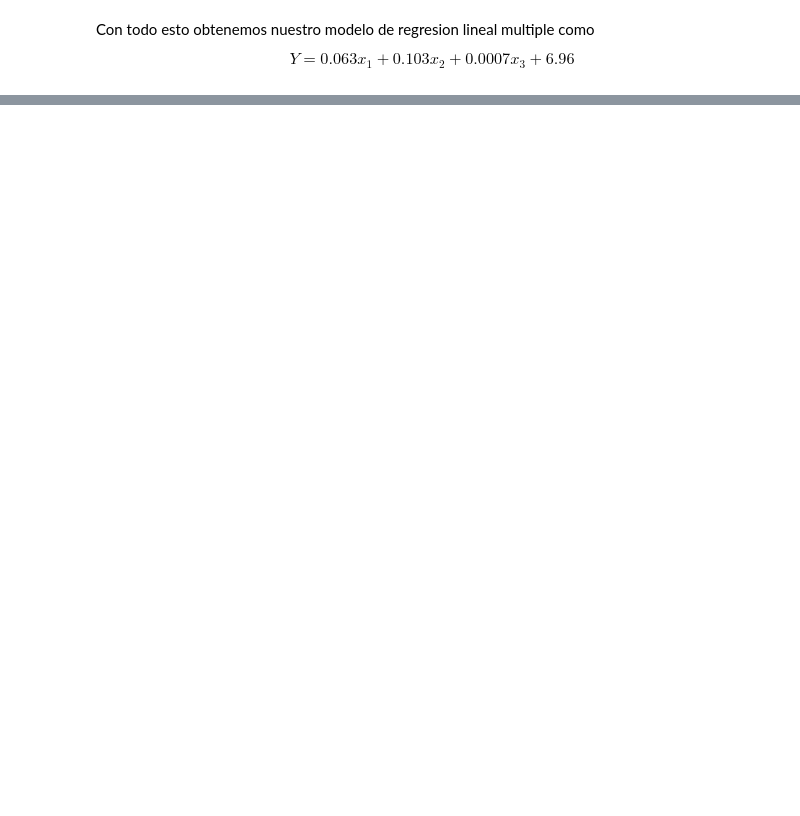
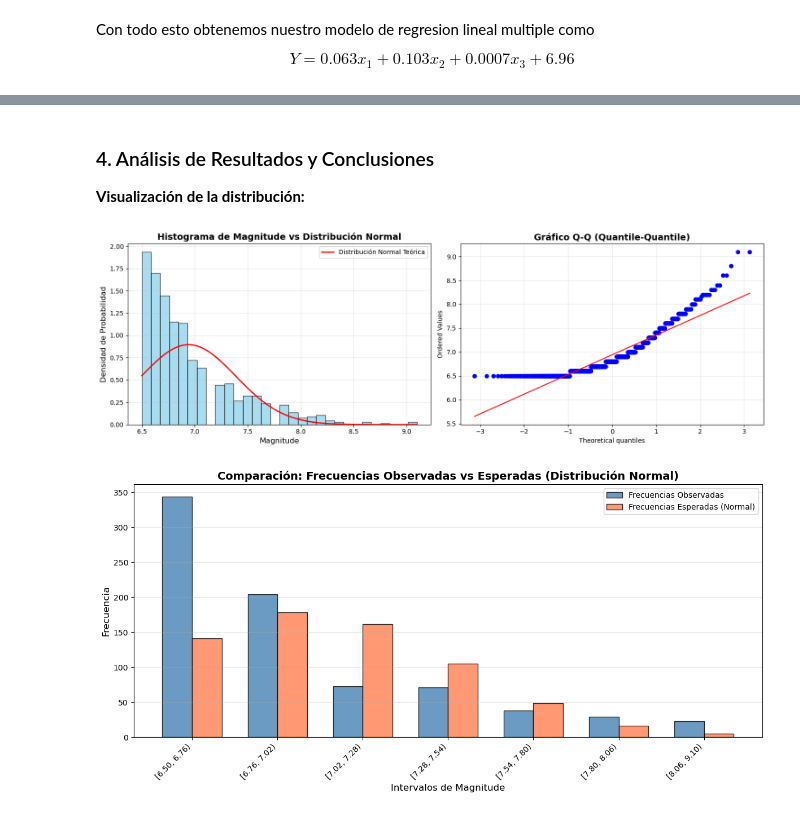
Before and after one commit to CrisHzz/Quake, a Jupyter notebook: Ejercicio.ipynb, the cells around one changed output, grey strips where cells are left out. Drawn from its saved outputs; the diff is of its cells as text; code cells hidden in the pictures; blank space fills up the shorter version.

Commit message:
Se terminó de implementar análisis estadístico completo con regresión múltiple y pruebas de bondad de ajuste

```diff
--- a/Ejercicio.ipynb
+++ b/Ejercicio.ipynb
@@ -223,0 +725,14 @@ $$ Y= 0.063x_1 + 0.103x_2 + 0.0007x_3 + 6.96 $$
+# %%
+datos_magnitude = dataset_eartquake['magnitude'].dropna()
+media = datos_magnitude.mean()
+desv_std = datos_magnitude.std()
+n_datos = len(datos_magnitude)
+
+print("VARIABLE A ANALIZAR: Magnitude (Magnitud de terremotos)")
+print("="*70)
+print(f"Media (μ):                {media:.4f}")
+print(f"Desviación Estándar (σ):  {desv_std:.4f}")
+print(f"Tamaño de muestra (n):    {n_datos}")
+print(f"Valor mínimo:             {datos_magnitude.min():.4f}")
+print(f"Valor máximo:             {datos_magnitude.max():.4f}")
+print("="*70)
@@ -223,0 +923,48 @@ $$ Y= 0.063x_1 + 0.103x_2 + 0.0007x_3 + 6.96 $$
+# %% [markdown]
+### 4. Análisis de Resultados y Conclusiones
+
+**Visualización de la distribución:**
+# %%
+fig, axes = plt.subplots(1, 2, figsize=(15, 5))
+
+# Gráfico 1: Histograma con curva normal superpuesta
+axes[0].hist(datos_magnitude, bins=30, density=True, alpha=0.7, color='skyblue', edgecolor='black')
+x_range = np.linspace(datos_magnitude.min(), datos_magnitude.max(), 100)
+axes[0].plot(x_range, sp_stats.norm.pdf(x_range, media, desv_std),
+             'r-', linewidth=2, label='Distribución Normal Teórica')
+axes[0].set_xlabel('Magnitude', fontsize=12)
+axes[0].set_ylabel('Densidad de Probabilidad', fontsize=12)
+axes[0].set_title('Histograma de Magnitude vs Distribución Normal', fontsize=14, fontweight='bold')
+axes[0].legend()
+axes[0].grid(True, alpha=0.3)
+
+# Gráfico 2: Q-Q Plot (Quantile-Quantile)
+sp_stats.probplot(datos_magnitude, dist="norm", plot=axes[1])
+axes[1].set_title('Gráfico Q-Q (Quantile-Quantile)', fontsize=14, fontweight='bold')
+axes[1].grid(True, alpha=0.3)
+
+plt.tight_layout()
+plt.show()
+
+# Gráfico de barras: Frecuencias Observadas vs Esperadas
+plt.figure(figsize=(12, 6))
+x_pos = np.arange(len(intervalos_combinados))
+width = 0.35
+
+plt.bar(x_pos - width/2, obs_combinadas, width, label='Frecuencias Observadas',
+        alpha=0.8, color='steelblue', edgecolor='black')
+plt.bar(x_pos + width/2, esp_combinadas, width, label='Frecuencias Esperadas (Normal)',
+        alpha=0.8, color='coral', edgecolor='black')
+
+plt.xlabel('Intervalos de Magnitude', fontsize=12)
+plt.ylabel('Frecuencia', fontsize=12)
+plt.title('Comparación: Frecuencias Observadas vs Esperadas (Distribución Normal)',
+          fontsize=14, fontweight='bold')
+plt.xticks(x_pos, intervalos_combinados, rotation=45, ha='right')
+plt.legend()
+plt.grid(True, alpha=0.3, axis='y')
+plt.tight_layout()
+plt.show()
+# %% [output]
+[figure, added]
+[figure, added]
```
Also changed, not shown: parts of 41 cells of this notebook.
